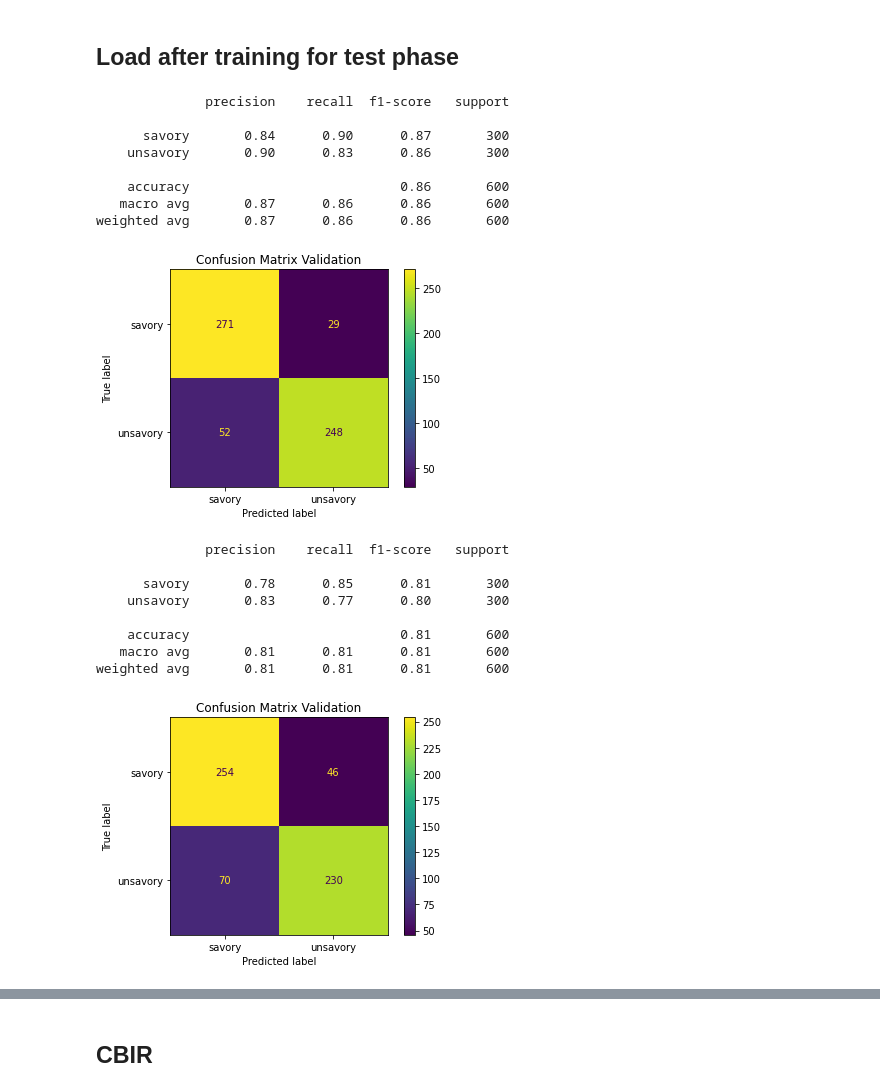
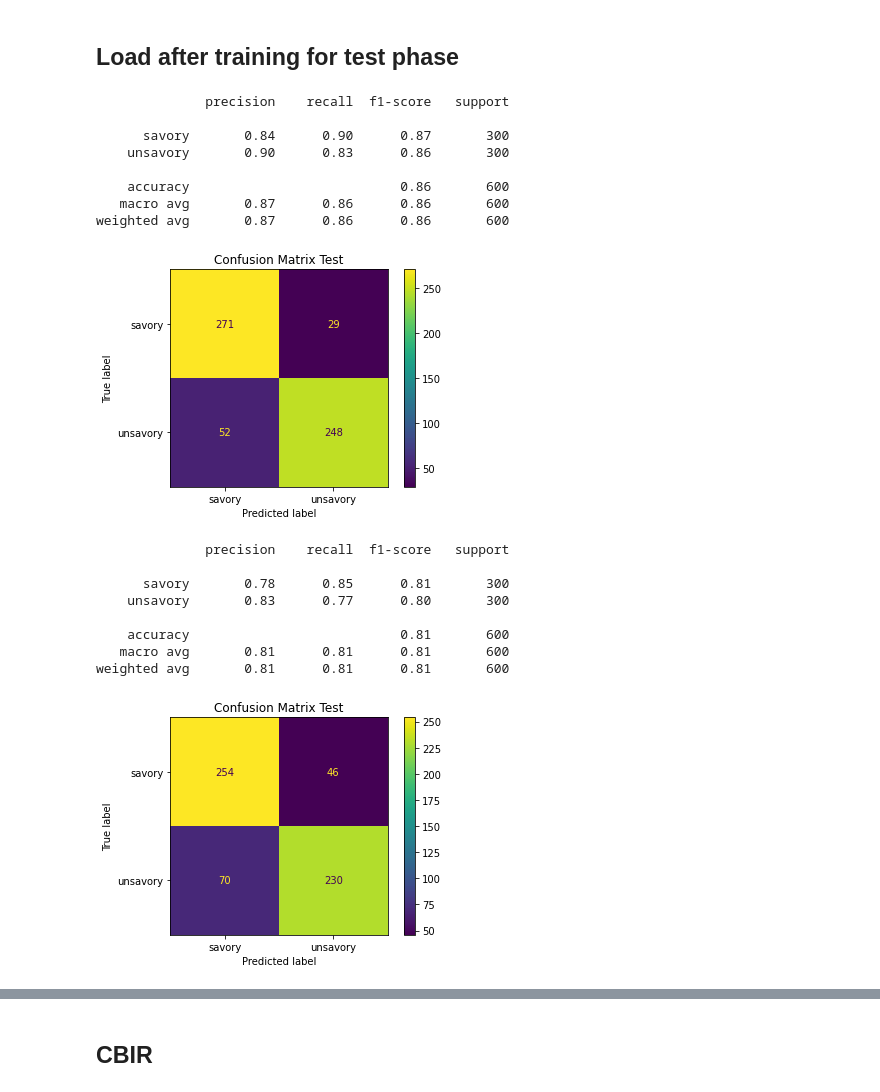
Before and after one commit to AlexGerry/Face_good_vs_bad, a Jupyter notebook: src/Color/test_color_descriptor.ipynb, the cells around one changed output, grey strips where cells are left out. Cells and saved outputs as stored; diff of their text form; code cells hidden in the pictures.

```diff
--- a/src/Color/test_color_descriptor.ipynb
+++ b/src/Color/test_color_descriptor.ipynb
@@ -134,26 +133,26 @@ color_model = ColorHistogram.load_model('./color/histogram_model.pkl')
 # %%
 descr_test, labels_test, test_path = color_model.extract_descriptor(path_test, 'jpg')
 
 print(classification_report(labels_test, color_model.model.predict(descr_test)))
 
 ConfusionMatrixDisplay.from_estimator(color_model.model, descr_test, labels_test)
-plt.title("Confusion Matrix Validation")
+plt.title("Confusion Matrix Test")
 plt.show()
 # %% [output]
               precision    recall  f1-score   support
 
       savory       0.84      0.90      0.87       300
     unsavory       0.90      0.83      0.86       300
 
     accuracy                           0.86       600
    macro avg       0.87      0.86      0.86       600
 weighted avg       0.87      0.86      0.86       600
-[figure, old version]
+[figure, new version]
 # %%
 print(classification_report(labels_test, color_model.knn.predict(descr_test)))
 
 ConfusionMatrixDisplay.from_estimator(color_model.knn, descr_test, labels_test)
-plt.title("Confusion Matrix Validation")
+plt.title("Confusion Matrix Test")
 plt.show()
 # %% [output]
               precision    recall  f1-score   support
@@ -164,7 +163,7 @@ plt.show()
     accuracy                           0.81       600
    macro avg       0.81      0.81      0.81       600
 weighted avg       0.81      0.81      0.81       600
-[figure, old version]
+[figure, new version]
 # %%
 print(classification_report(labels_test, color_model.forest.predict(descr_test)))
 
```
Also changed, not shown: parts of 4 cells of this notebook, 9 other files.
